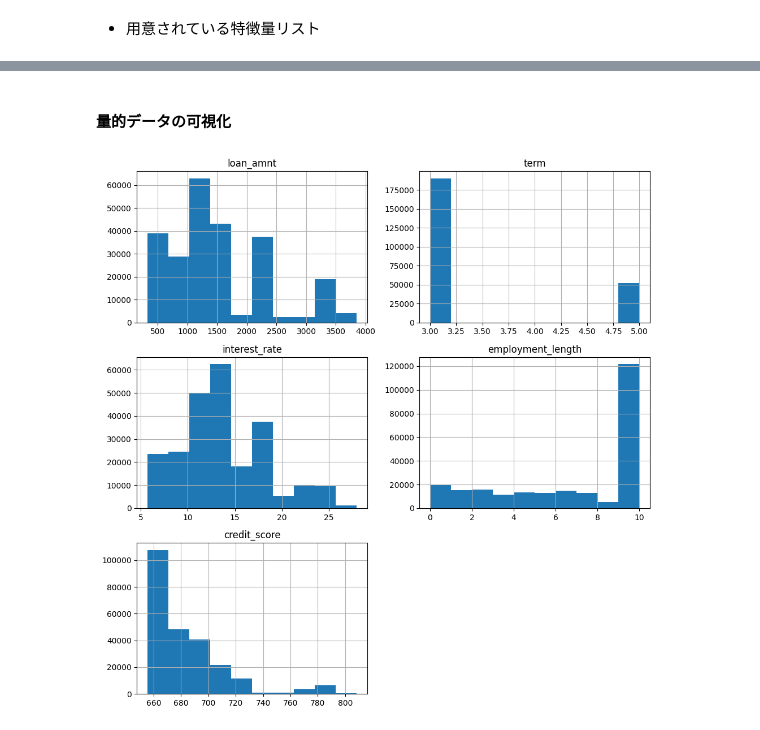
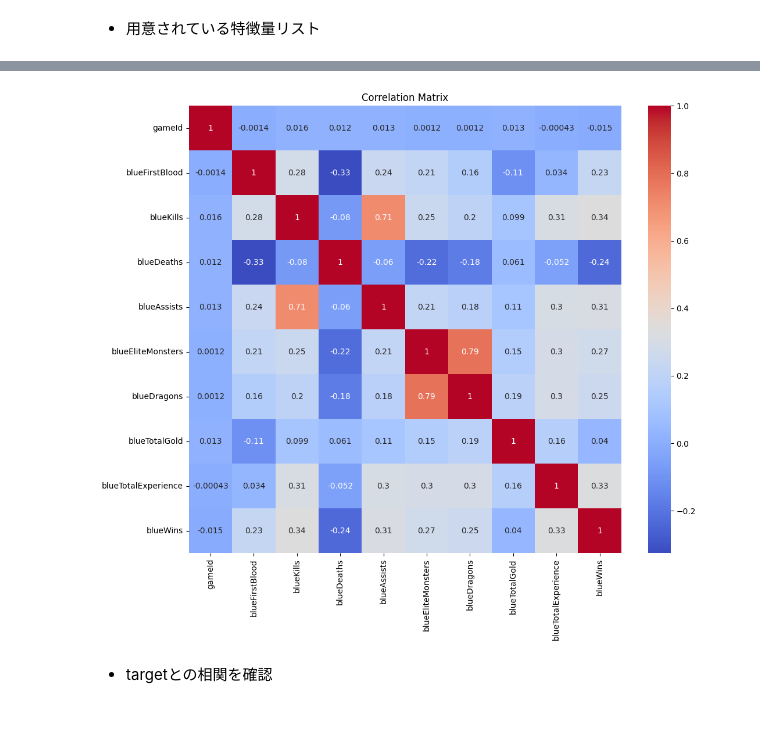
Before and after one commit to tImagawa09/SIGNATE, a Jupyter notebook: 02_【第42回_Beginner限定コンペ】PCゲームの勝敗予測/notebooks/00_EDA.ipynb, the cells around one changed output, grey strips where cells are left out. Cells and saved outputs as stored; diff of their text form; code cells hidden in the pictures.

```diff
--- a/02_【第42回_Beginner限定コンペ】PCゲームの勝敗予測/notebooks/00_EDA.ipynb
+++ b/02_【第42回_Beginner限定コンペ】PCゲームの勝敗予測/notebooks/00_EDA.ipynb
@@ -142,7 +98,10 @@ print(f"延滞件数：{train['loan_status'].value_counts().get(1, 0)}")
+# %%
+# 特徴量間の相関を観察
+plt.figure(figsize=(12, 10))
+sns.heatmap(train.corr(), annot=True, cmap='coolwarm')
+plt.title('Correlation Matrix')
+plt.show()
+# %% [output]
+[figure, added]
 # %% [markdown]
-#### 量的データの可視化
+- targetとの相関を確認
-# %%
-train_numeric.hist(figsize=(10, 10))
-plt.tight_layout()
-# %% [output]
-[figure, removed]
```
Also changed, not shown: parts of 24 cells of this notebook, 14 other files.
